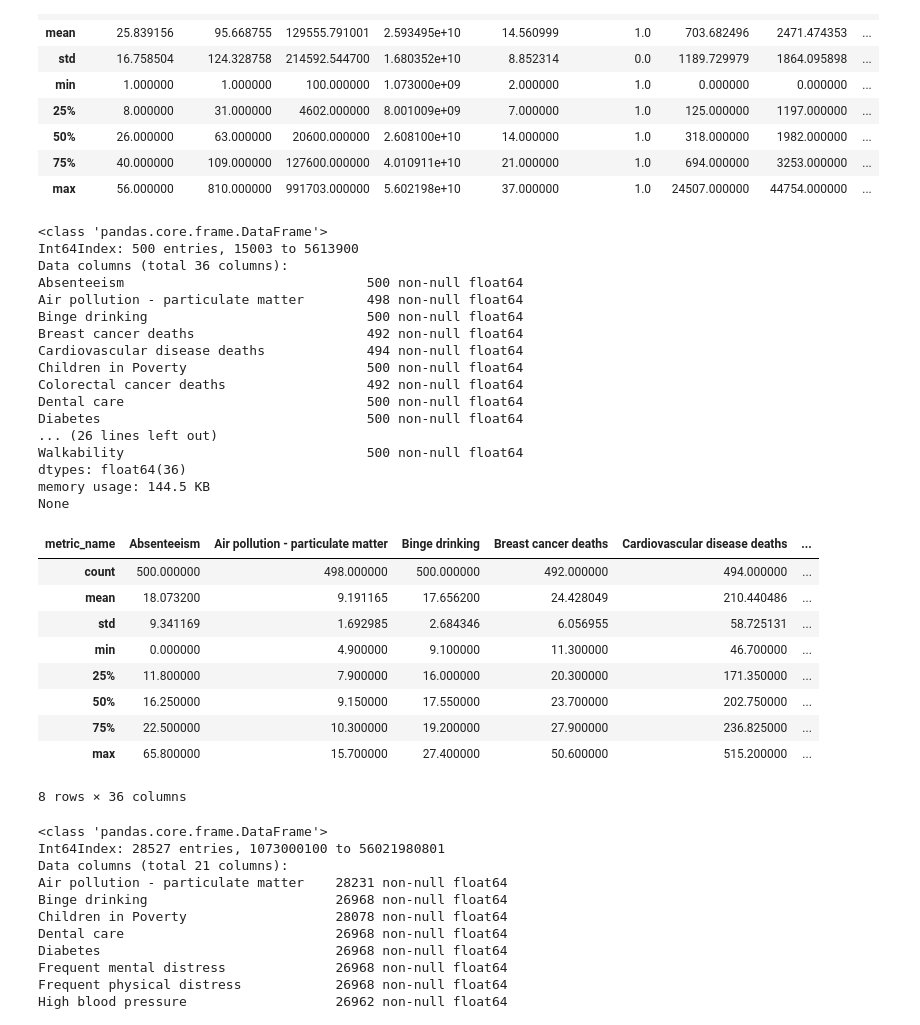
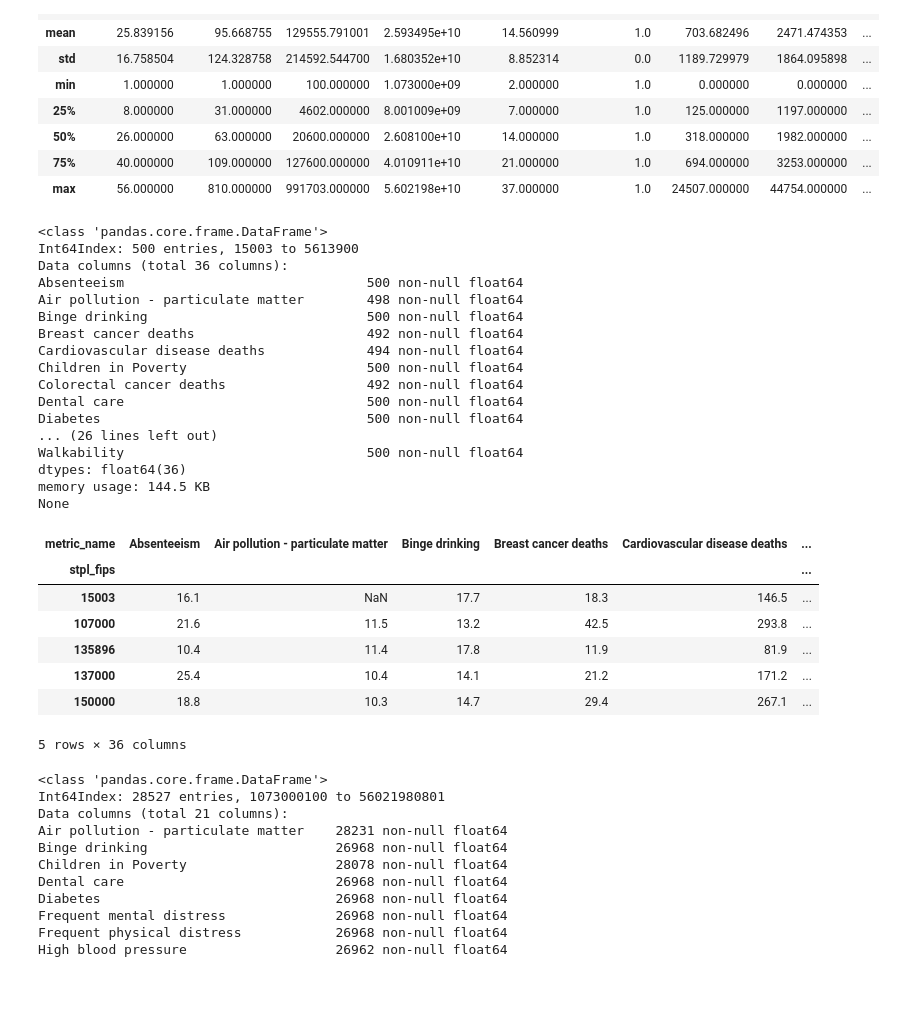
Before and after one commit to lilfetz22/Health_Scores_CAP2, a Jupyter notebook: scripts/Health_Scores_EDA.ipynb, the cells around one changed output. Cells and saved outputs as stored; diff of their text form; code cells hidden in the pictures; blank space fills up the shorter version.

```diff
--- a/scripts/Health_Scores_EDA.ipynb
+++ b/scripts/Health_Scores_EDA.ipynb
@@ -108,39 +117,39 @@ max            2.000000        2.000000                   3.0  7.100000e+00
 # %%
 # currently only looking at total population level; however, could easily come back here to divide it out
 # into demographic data. Which is what group_number represents.
 total_pop = city_data[city_data.group_number == 1]
-total_pop_select = total_pop.loc[:, ['stpl_fips','metric_name','est']]
-city_table = total_pop_select.pivot(index='stpl_fips',columns='metric_name',values='est')
+# total_pop_select = total_pop.loc[:, ['stpl_fips','city_name','state_abbr','metric_name','est']]
+city_table = total_pop.pivot(index='stpl_fips',columns='metric_name',
+                                    values='est')
 print(city_table.info())
 city_table.describe()
+city_table.head()
 # %% [output]
 <class 'pandas.core.frame.DataFrame'>
 Int64Index: 500 entries, 15003 to 5613900
 Data columns (total 36 columns):
 Absenteeism                               500 non-null float64
 Air pollution - particulate matter        498 non-null float64
 Binge drinking                            500 non-null float64
 Breast cancer deaths                      492 non-null float64
 Cardiovascular disease deaths             494 non-null float64
 Children in Poverty                       500 non-null float64
 Colorectal cancer deaths                  492 non-null float64
 Dental care                               500 non-null float64
 Diabetes                                  500 non-null float64
 ... (26 lines left out)
 Walkability                               500 non-null float64
 dtypes: float64(36)
 memory usage: 144.5 KB
 None
 | metric_name | Absenteeism | Air pollution - particulate matter | Binge drinking | Breast cancer deaths | Cardiovascular disease deaths | ... |
-| count | 500.000000 | 498.000000 | 500.000000 | 492.000000 | 494.000000 | ... |
-| mean | 18.073200 | 9.191165 | 17.656200 | 24.428049 | 210.440486 | ... |
-| std | 9.341169 | 1.692985 | 2.684346 | 6.056955 | 58.725131 | ... |
-| min | 0.000000 | 4.900000 | 9.100000 | 11.300000 | 46.700000 | ... |
-| 25% | 11.800000 | 7.900000 | 16.000000 | 20.300000 | 171.350000 | ... |
-| 50% | 16.250000 | 9.150000 | 17.550000 | 23.700000 | 202.750000 | ... |
-| 75% | 22.500000 | 10.300000 | 19.200000 | 27.900000 | 236.825000 | ... |
-| max | 65.800000 | 15.700000 | 27.400000 | 50.600000 | 515.200000 | ... |
+| stpl_fips |  |  |  |  |  | ... |
+| 15003 | 16.1 | NaN | 17.7 | 18.3 | 146.5 | ... |
+| 107000 | 21.6 | 11.5 | 13.2 | 42.5 | 293.8 | ... |
+| 135896 | 10.4 | 11.4 | 17.8 | 11.9 | 81.9 | ... |
+| 137000 | 25.4 | 10.4 | 14.1 | 21.2 | 171.2 | ... |
+| 150000 | 18.8 | 10.3 | 14.7 | 29.4 | 267.1 | ... |
-8 rows × 36 columns
+5 rows × 36 columns
 # %%
 tract_select = tract_data.loc[:, ['stcotr_fips','metric_name','est']]
 #there were duplicated values here, but they could just be averaged together, because they were always exactly
```
Also changed, not shown: parts of 45 cells of this notebook, 2 other files.
